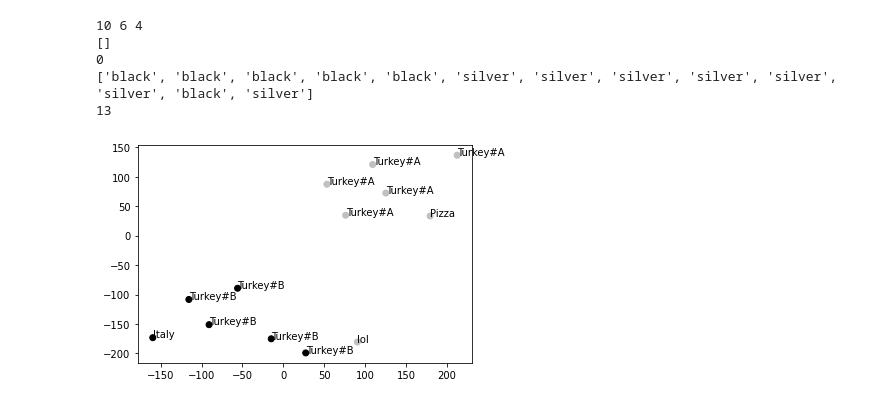
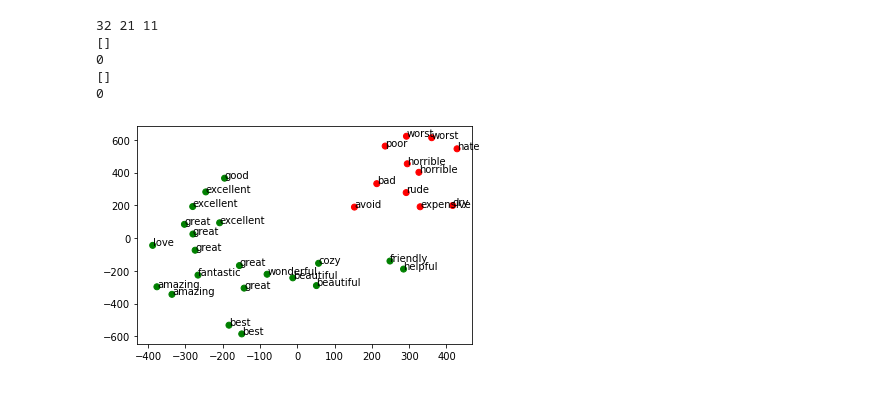
Before and after one commit to Jonayb/SADCWEB-SOBA, a Jupyter notebook: wordembed/VisualizationT_SNE.ipynb, the cells around one changed output. Saved outputs shown, nothing was run; the diff lists cells and outputs as text; code cells hidden in the pictures.

```diff
--- a/wordembed/VisualizationT_SNE.ipynb
+++ b/wordembed/VisualizationT_SNE.ipynb
@@ -6,7 +20,12 @@ words = []
 vectors = []
 sentenceIDs = []
 
-file = open('output.txt', 'r')
+#@title File path
+#@markdown Choose file path for dataset.
+
+file_path = 'output.txt' #@param {type:"string"}
+
+file = open(file_path, 'r')
 total = file.read()
 total = total[1:-2]
 wordAr = total.split('}, "')
@@ -59,7 +78,7 @@ listGenPosWordsWrong=[
     'enjoyable','enjoy','love','perfectly',
     'perfect','happy','Fascinating',
     'appreciated','amazing','delightful','surprising',
-    'fine'
+    'fine', 'best', 'beautiful'
 ]
 listGenNegWordsWrong=[
     'horrible','bad','hate','unpleasant',
@@ -209,32 +228,30 @@ for i in type3Words:
     wordsForLab3.append(name)
     vectors3.append(i[1])
 j = 0
-print(labels3)
-print(len(wordsForLab3))
 # %% [output]
-10 6 4
+32 21 11
 []
 0
-['black', 'black', 'black', 'black', 'black', 'silver', 'silver', 'silver', 'silver', 'silver', 'silver', 'black', 'silver']
-13
+[]
+0
 # %%
 #Make visualisation of word embeddings using t-SNE
 
 #@title Polysemy or polarity
-#@markdown Choose whether to show polysemy or polarity dispersion
-sentiment = False #@param {type:"boolean"}
+#@markdown Choose whether to show polysemy or polarity dispersion.
+sentiment = True #@param {type:"boolean"}
 
 tsne = TSNE(n_components=2,perplexity=5,n_iter=100000,random_state=42)
 
 if sentiment:
   x_6_1 = tsne.fit_transform(vectors1)
   plt.scatter(x_6_1[:,0], x_6_1[:,1], color=labels)
   for i, txt in enumerate(wordsForLab):
     plt.annotate(txt, (x_6_1[i,0], x_6_1[i,1]))
 else:
   x_5_1 = tsne.fit_transform(vectors3)
   plt.scatter(x_5_1[:,0], x_5_1[:,1], color=labels3)
   for i, txt in enumerate(wordsForLab3):
     plt.annotate(txt, (x_5_1[i,0], x_5_1[i,1]))
 # %% [output]
-[figure, old version]
+[figure, new version]
```
Also changed, not shown: parts of 3 cells of this notebook, 4 other files.
